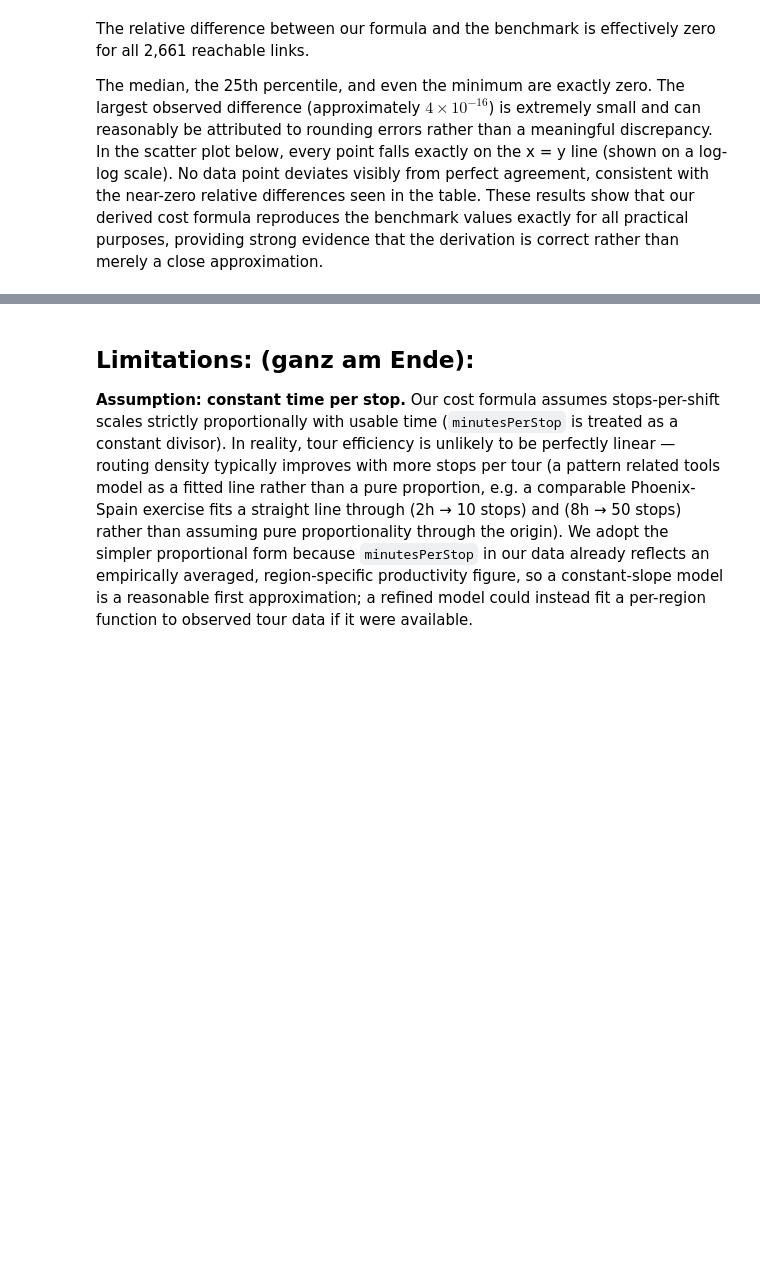
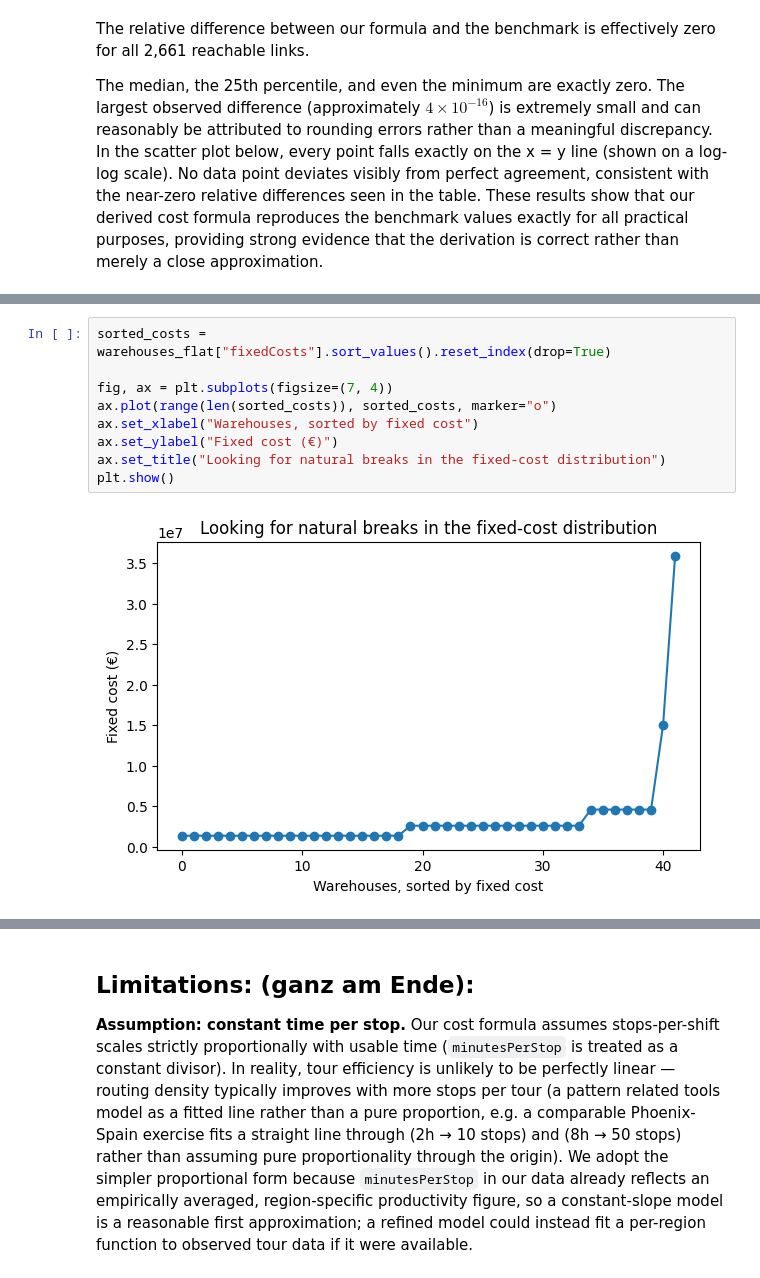
Before and after one commit to TimonLudwig1/case_study_3_d3, a Jupyter notebook: case_study.ipynb, the cells around one changed output, grey strips where cells are left out. Cells and saved outputs as stored; diff of their text form; blank space fills up the shorter version.

```diff
--- a/case_study.ipynb
+++ b/case_study.ipynb
@@ -558,0 +579,11 @@ than first solving the plain model and patching it afterwards.
+# %%
+sorted_costs = warehouses_flat["fixedCosts"].sort_values().reset_index(drop=True)
+
+fig, ax = plt.subplots(figsize=(7, 4))
+ax.plot(range(len(sorted_costs)), sorted_costs, marker="o")
+ax.set_xlabel("Warehouses, sorted by fixed cost")
+ax.set_ylabel("Fixed cost (€)")
+ax.set_title("Looking for natural breaks in the fixed-cost distribution")
+plt.show()
+# %% [output]
+[figure, added]
```
Also changed, not shown: parts of 11 cells of this notebook.
